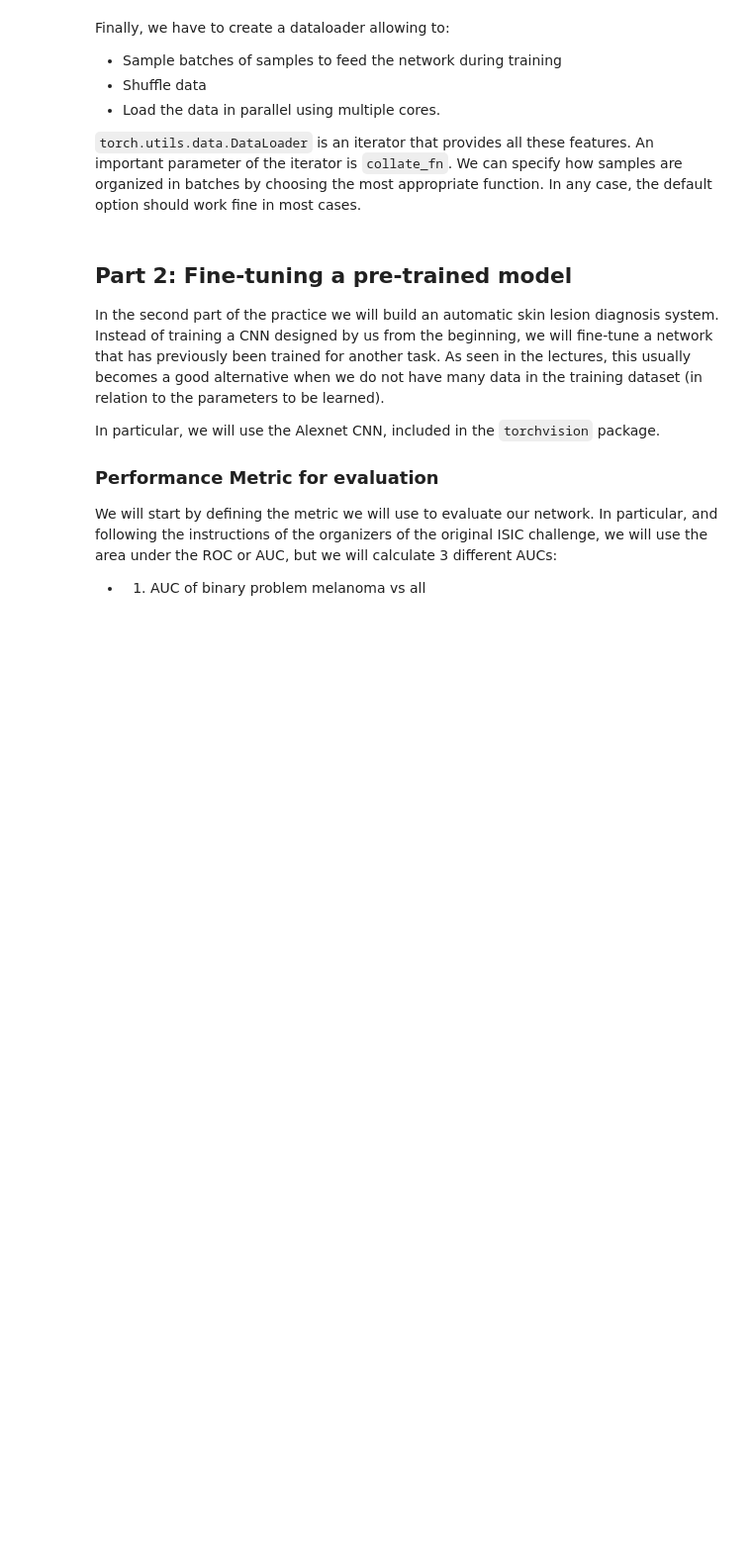
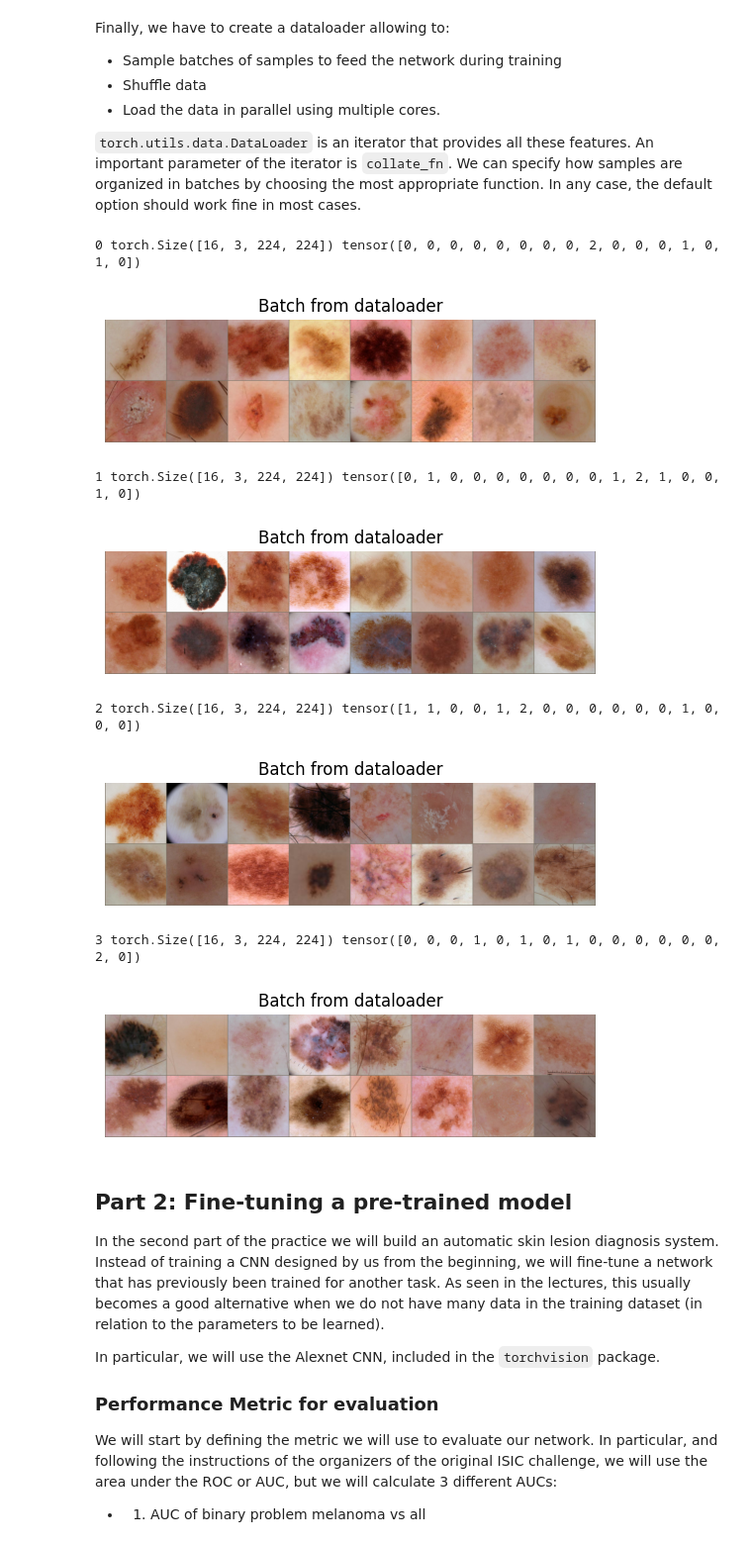
Before and after one commit to Yamroza/AudioVideProcessing, a Jupyter notebook: Lab4/l4.ipynb, the cells around one changed output. Shown at 99% size. Cells and saved outputs as stored; diff of their text form; code cells hidden in the pictures; blank space fills up the shorter version.

```diff
--- a/Lab4/l4.ipynb
+++ b/Lab4/l4.ipynb
@@ -750,37 +757,46 @@ test_dataloader = DataLoader(test_dataset, batch_size=16,
 
 
 # Auxiliary function to visualize a batch
 def show_batch(sample_batched):
-    """Mostramos las lesiones de un batch."""
+    """We show the changes in the batch"""
     images_batch, labels_batch = \
             sample_batched['image'], sample_batched['label']
     batch_size = len(images_batch)
     im_size = images_batch.size(2)
     grid_border_size = 2
 
-    #Generamos el grid
+    # We generate the grid
     grid = utils.make_grid(images_batch)
-    #Lo pasamos a numpy y lo desnormalizamos
+    # We pass it to numpy and denormalize it
     grid=grid.numpy().transpose((1, 2, 0))
     mean = np.array([0.485, 0.456, 0.406])
     std = np.array([0.229, 0.224, 0.225])
     grid = std * grid + mean
     grid = np.clip(grid, 0, 1)
     plt.imshow(grid)
     plt.title('Batch from dataloader')
 
 for i_batch, sample_batched in enumerate(train_dataloader):
     print(i_batch, sample_batched['image'].size(),
           sample_batched['label'])
     plt.figure()
     show_batch(sample_batched)
     plt.axis('off')
     plt.ioff()
     plt.show()
 
-    #We show the data of the 3rd batch and stop.
+    # We show the data of the 3rd batch and stop.
     if i_batch == 3:
         break
+# %% [output]
+0 torch.Size([16, 3, 224, 224]) tensor([0, 0, 0, 0, 0, 0, 0, 0, 2, 0, 0, 0, 1, 0, 1, 0])
+[figure, added]
+1 torch.Size([16, 3, 224, 224]) tensor([0, 1, 0, 0, 0, 0, 0, 0, 0, 1, 2, 1, 0, 0, 1, 0])
+[figure, added]
+2 torch.Size([16, 3, 224, 224]) tensor([1, 1, 0, 0, 1, 2, 0, 0, 0, 0, 0, 0, 1, 0, 0, 0])
+[figure, added]
+3 torch.Size([16, 3, 224, 224]) tensor([0, 0, 0, 1, 0, 1, 0, 1, 0, 0, 0, 0, 0, 0, 2, 0])
+[figure, added]
 # %% [markdown]
 ## Part 2: Fine-tuning a pre-trained model
 
```
Also changed, not shown: parts of 11 cells of this notebook, 1 other file.
